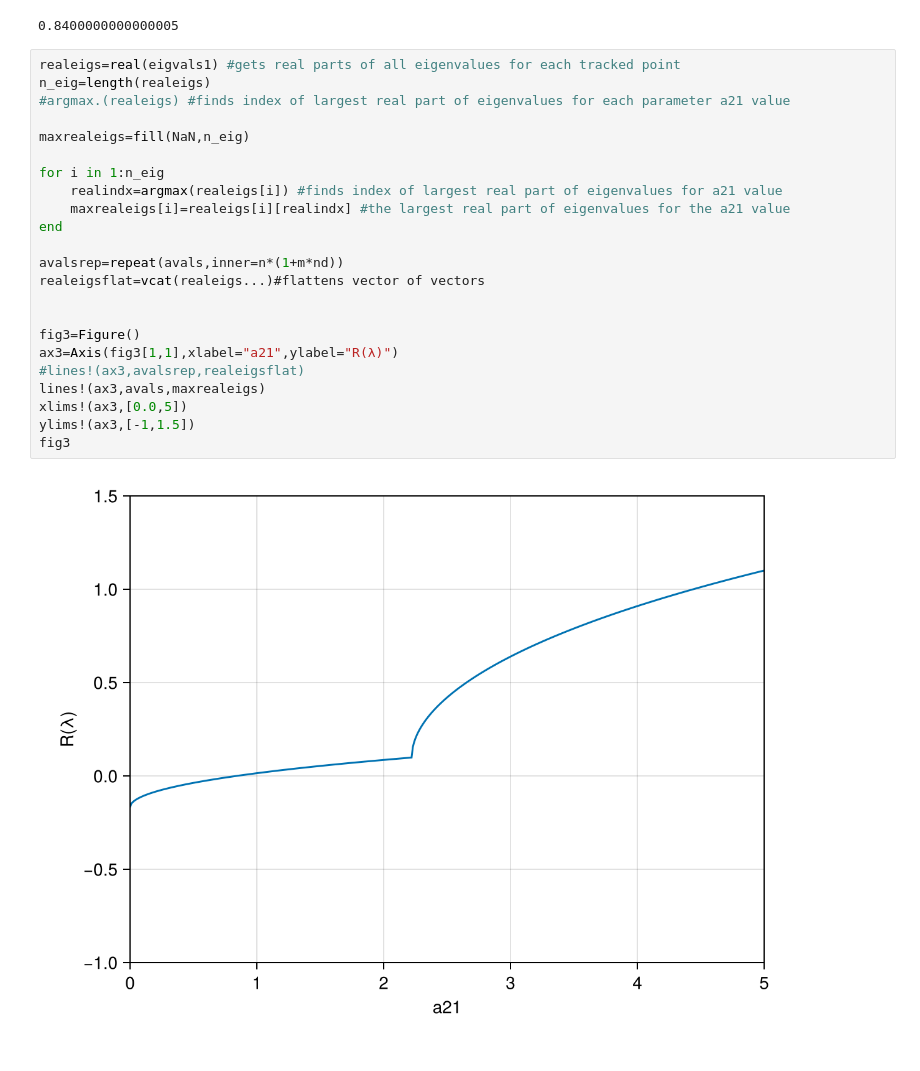
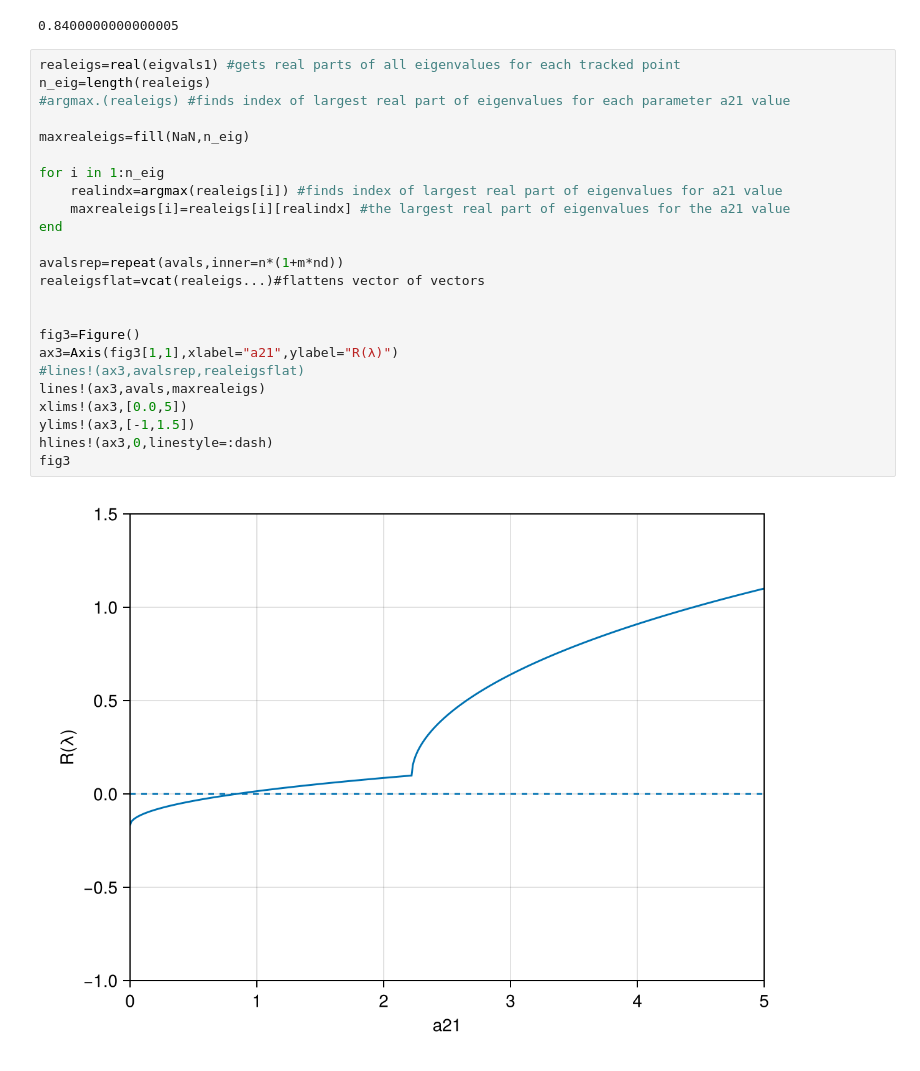
Before and after one commit to EvaSJ25/DDE-internship-code, a Jupyter notebook: Neuron_example.ipynb, the cells around one changed output. Saved outputs shown, nothing was run; the diff lists cells and outputs as text.

```diff
--- a/Neuron_example.ipynb
+++ b/Neuron_example.ipynb
@@ -96,25 +96,26 @@ a21unstab=avals[unstab_indx]
 # %%
 realeigs=real(eigvals1) #gets real parts of all eigenvalues for each tracked point
 n_eig=length(realeigs)
 #argmax.(realeigs) #finds index of largest real part of eigenvalues for each parameter a21 value
 
 maxrealeigs=fill(NaN,n_eig)
 
 for i in 1:n_eig
     realindx=argmax(realeigs[i]) #finds index of largest real part of eigenvalues for a21 value
     maxrealeigs[i]=realeigs[i][realindx] #the largest real part of eigenvalues for the a21 value
 end
 
 avalsrep=repeat(avals,inner=n*(1+m*nd))
 realeigsflat=vcat(realeigs...)#flattens vector of vectors
 
 
 fig3=Figure()
 ax3=Axis(fig3[1,1],xlabel="a21",ylabel="R(λ)")
 #lines!(ax3,avalsrep,realeigsflat)
 lines!(ax3,avals,maxrealeigs)
 xlims!(ax3,[0.0,5])
 ylims!(ax3,[-1,1.5])
+hlines!(ax3,0,linestyle=:dash)
 fig3
 # %% [output]
-[figure, old version]
+[figure, new version]
```
Also changed, not shown: parts of 9 cells of this notebook.
